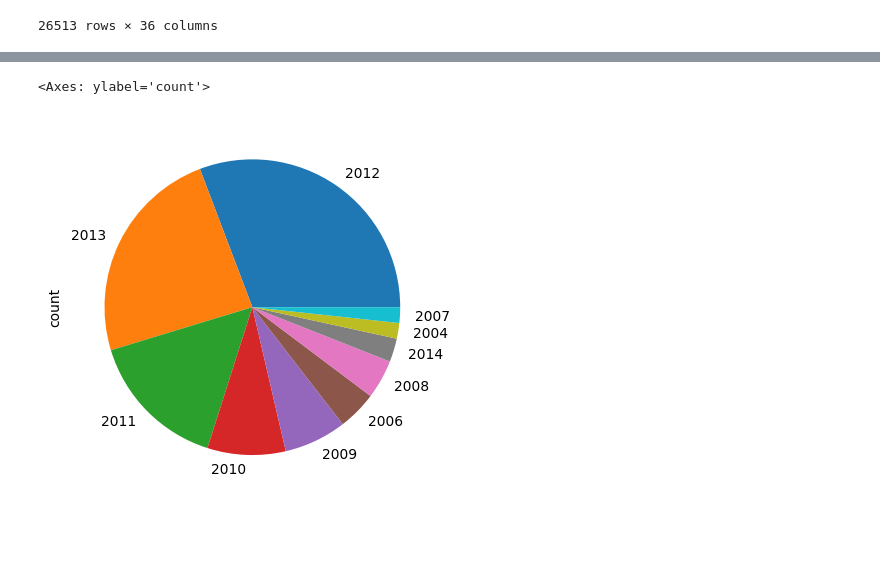
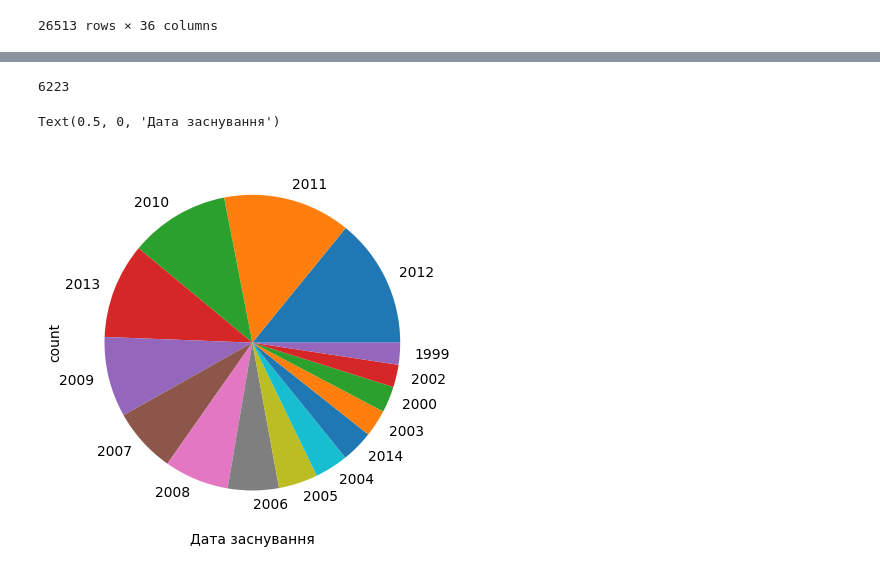
Before and after one commit to andriyshykoryak/Starup, a Jupyter notebook: case.ipynb, the cells around one changed output, grey strips where cells are left out. Saved outputs shown, nothing was run; the diff lists cells and outputs as text; code cells hidden in the pictures; blank space fills up the shorter version.

```diff
--- a/case.ipynb
+++ b/case.ipynb
@@ -72,6 +72,6 @@ df
 | 26512 | 39998 | SphereUp | SaaS | 3700000 | operating | USA | SF Bay Area | Sunnyvale | ... |
 26513 rows × 36 columns
 # %%
-df = df[(df['status'] == 'operating') | (df['status'] == 'acquired')]
+# df = df[(df['status'] == 'operating') | (df['status'] == 'acquired')]
 # %%
 # a = df.groupby('country_code')['funding_total_usd'].mean().sort_values(ascending=False)
@@ -121,4 +126,0 @@ df
-# %%
-df = df[df['funding_total_usd']!=0]
-
-df['funding_total_usd'].value_counts().nlargest(10).plot(kind='pie')
@@ -128,4 +134,3 @@ df['funding_total_usd'].value_counts().nlargest(10).plot(kind='pie')
 # %%
-df = df[df['product_crowdfunding']!=0]
-
-df['product_crowdfunding'].value_counts().nlargest(10).plot(kind='pie')
+df['product_crowdfunding'] = df['product_crowdfunding'] != 0
+ax = df.groupby('status')['product_crowdfunding'].value_counts()
@@ -152,8 +138,20 @@ df
 def clean_date(date):
     return date[:4]
 df['founded_at']=df['founded_at'].apply(clean_date)
+# %%
+
+
+
+df[(df['founded_at']=='2007')
+   | (df['founded_at']=='2006')
+     | (df['founded_at']=='2005')
+     | (df['founded_at']=='2004')
+     | (df['founded_at']=='2003')
+     |(df['founded_at']=='2002')  ]['founded_at'].value_counts().nlargest(6).sum()
+# %% [output]
+6223
 # %%
-df['founded_at'].value_counts().nlargest(10).plot(kind='pie')
+df['founded_at'].value_counts().nlargest(15).plot(kind='pie').set_xlabel('Дата заснування')
 # %% [output]
-<Axes: ylabel='count'>
+Text(0.5, 0, 'Дата заснування')
-[figure, old version]
+[figure, new version]
```
Also changed, not shown: parts of 24 cells of this notebook, 14 other files.
